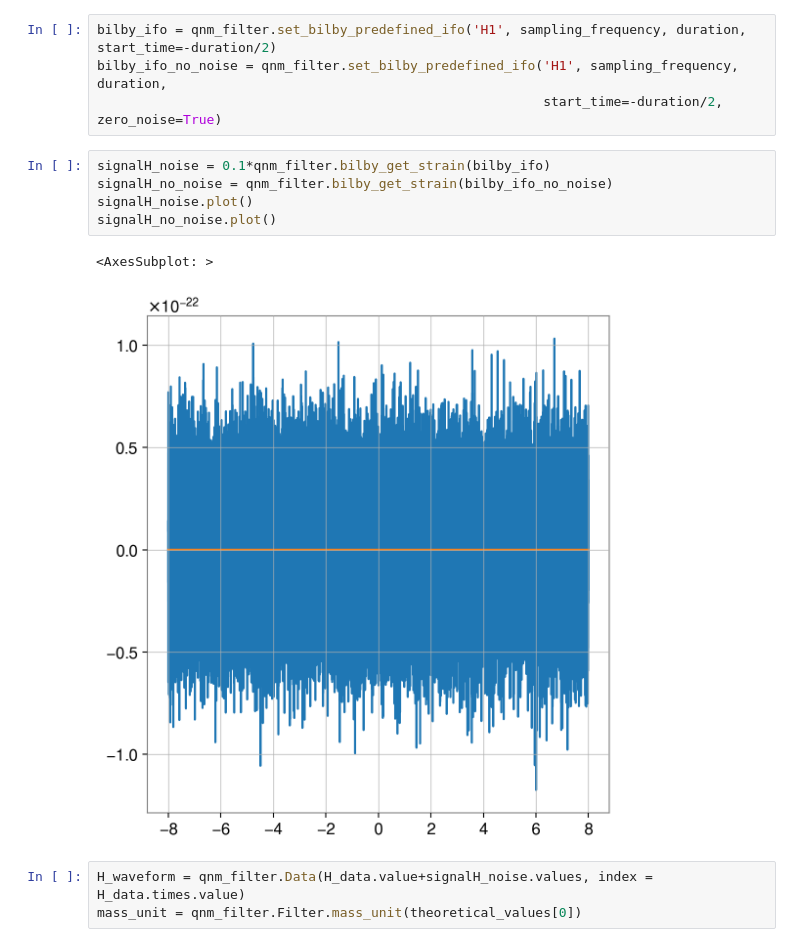
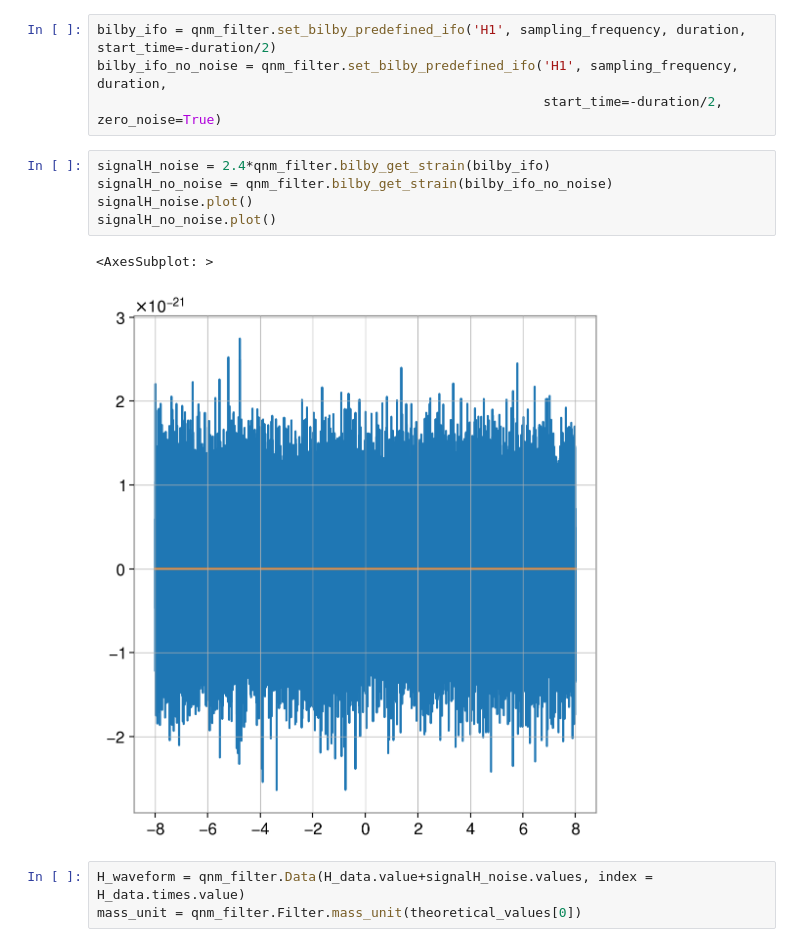
Before and after one commit to Lu-Neil/qnm_filter, a Jupyter notebook: code_demo/Systematics/injection-colored_noise.ipynb, the cells around one changed output. Saved outputs shown, nothing was run; the diff lists cells and outputs as text.

Commit message:
Plots

```diff
--- a/code_demo/Systematics/injection-colored_noise.ipynb
+++ b/code_demo/Systematics/injection-colored_noise.ipynb
@@ -41,13 +41,13 @@ bilby_ifo = qnm_filter.set_bilby_predefined_ifo('H1', sampling_frequency, durati
 bilby_ifo_no_noise = qnm_filter.set_bilby_predefined_ifo('H1', sampling_frequency, duration,
                                                          start_time=-duration/2, zero_noise=True)
 # %%
-signalH_noise = 0.1*qnm_filter.bilby_get_strain(bilby_ifo)
+signalH_noise = 2.4*qnm_filter.bilby_get_strain(bilby_ifo)
 signalH_no_noise = qnm_filter.bilby_get_strain(bilby_ifo_no_noise)
 signalH_noise.plot()
 signalH_no_noise.plot()
 # %% [output]
 <AxesSubplot: >
-[figure, old version]
+[figure, new version]
 # %%
 H_waveform = qnm_filter.Data(H_data.value+signalH_noise.values, index = H_data.times.value)
 mass_unit = qnm_filter.Filter.mass_unit(theoretical_values[0])
```
Also changed, not shown: parts of 5 cells of this notebook.
